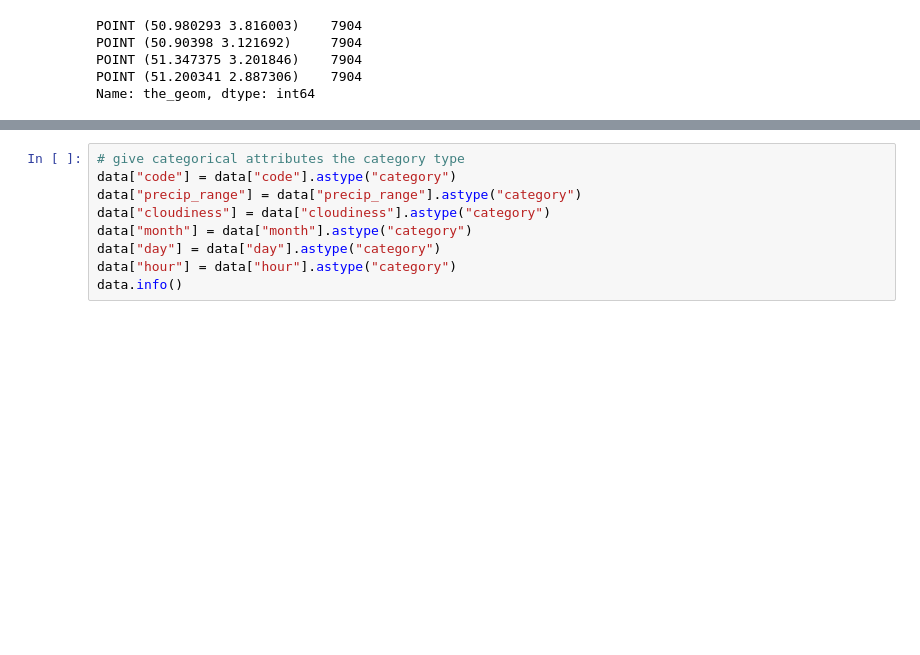
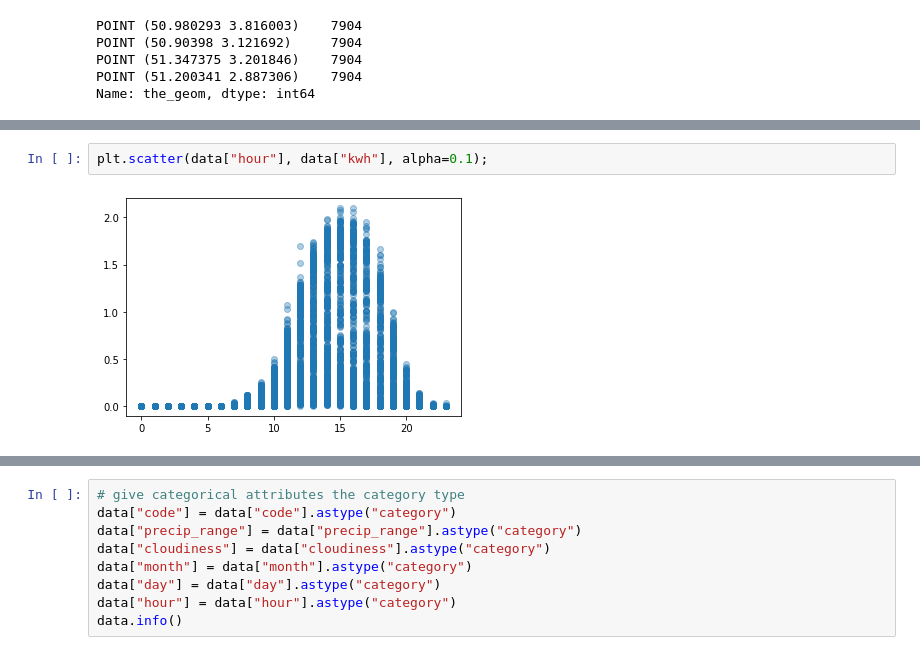
Before and after one commit to JulesGoubert/solar, a Jupyter notebook: solar.ipynb, the cells around one changed output, grey strips where cells are left out. Drawn from its saved outputs; the diff is of its cells as text; blank space fills up the shorter version.

```diff
--- a/solar.ipynb
+++ b/solar.ipynb
@@ -222,0 +219,4 @@ plt.show()
+# %%
+plt.scatter(data["hour"], data["kwh"], alpha=0.1);
+# %% [output]
+[figure, added]
```
Also changed, not shown: parts of 21 cells of this notebook.
